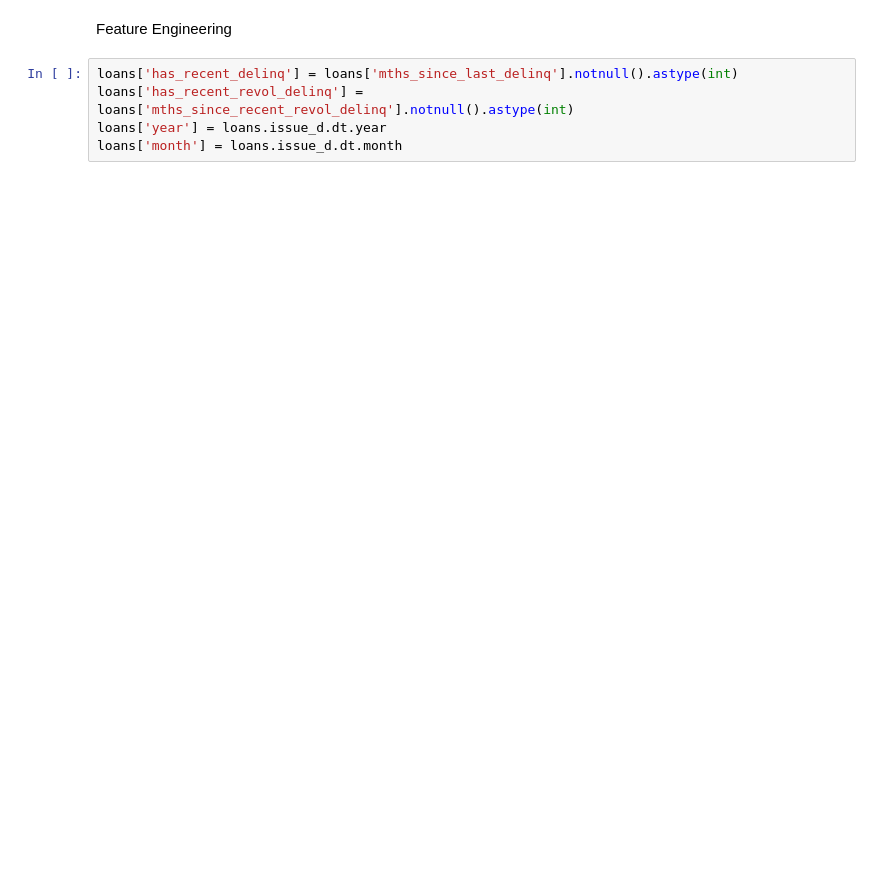
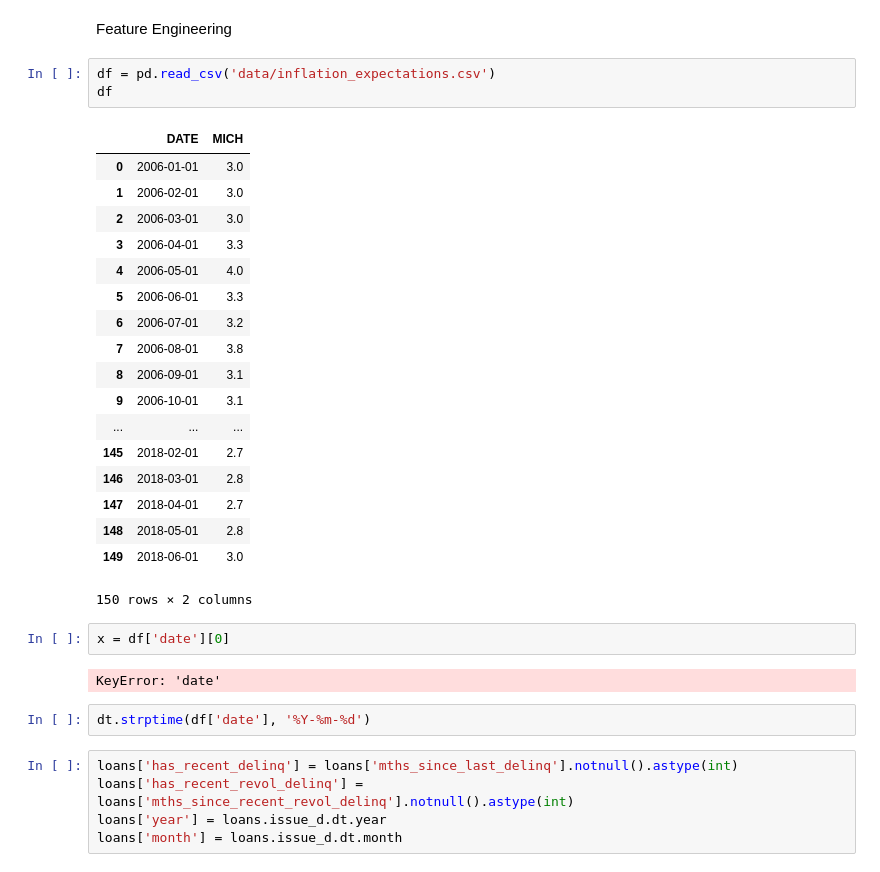
Before and after one commit to Booleans/consumer-loan-investment-strategy-simulator, a Jupyter notebook: loan-analysis.ipynb, the cells around one changed output. Cells and saved outputs as stored; diff of their text form; blank space fills up the shorter version.

```diff
--- a/loan-analysis.ipynb
+++ b/loan-analysis.ipynb
@@ -180,5 +230,33 @@ Filling in Missing Data
 # %% [markdown]
 Feature Engineering
+# %%
+df = pd.read_csv('data/inflation_expectations.csv')
+df
+# %% [output]
+|  | DATE | MICH |
+| 0 | 2006-01-01 | 3.0 |
+| 1 | 2006-02-01 | 3.0 |
+| 2 | 2006-03-01 | 3.0 |
+| 3 | 2006-04-01 | 3.3 |
+| 4 | 2006-05-01 | 4.0 |
+| 5 | 2006-06-01 | 3.3 |
+| 6 | 2006-07-01 | 3.2 |
+| 7 | 2006-08-01 | 3.8 |
+| 8 | 2006-09-01 | 3.1 |
+| 9 | 2006-10-01 | 3.1 |
+| ... | ... | ... |
+| 145 | 2018-02-01 | 2.7 |
+| 146 | 2018-03-01 | 2.8 |
+| 147 | 2018-04-01 | 2.7 |
+| 148 | 2018-05-01 | 2.8 |
+| 149 | 2018-06-01 | 3.0 |
+150 rows × 2 columns
+# %%
+x = df['date'][0]
+# %% [output]
+KeyError: 'date'
+# %%
+dt.strptime(df['date'], '%Y-%m-%d')
 # %%
 loans['has_recent_delinq'] = loans['mths_since_last_delinq'].notnull().astype(int)
 loans['has_recent_revol_delinq'] = loans['mths_since_recent_revol_delinq'].notnull().astype(int)
```
Also changed, not shown: parts of 8 cells of this notebook, 4 other files.
